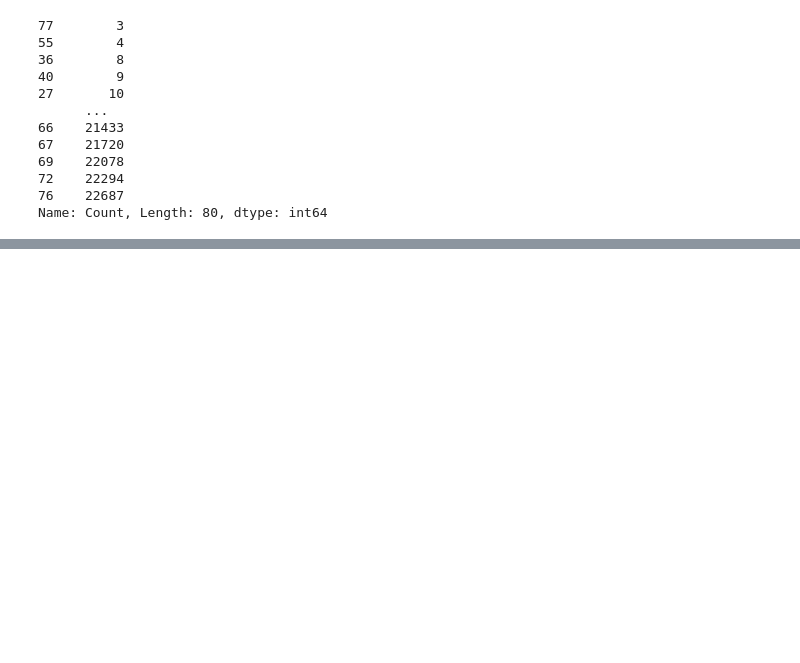
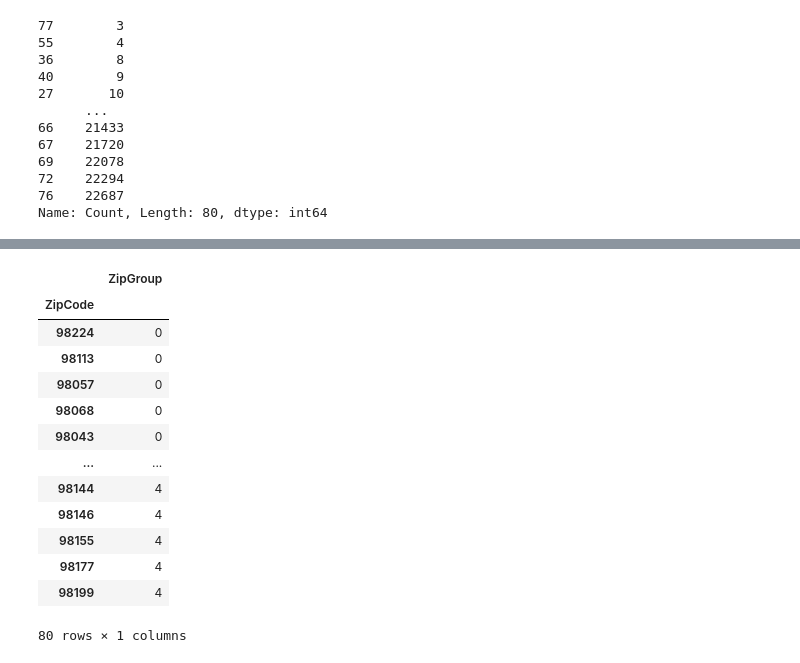
Before and after one commit to tzuzulcode/ai-fundamentals-abril2022, a Jupyter notebook: Regression and prediction/FactorVariables.ipynb, the cells around one changed output, grey strips where cells are left out. Saved outputs shown, nothing was run; the diff lists cells and outputs as text; code cells hidden in the pictures; blank space fills up the shorter version.

```diff
--- a/Regression and prediction/FactorVariables.ipynb
+++ b/Regression and prediction/FactorVariables.ipynb
@@ -164,0 +169,17 @@ Name: Count, Length: 80, dtype: int64
+# %%
+join
+# %% [output]
+|  | ZipGroup |
+| ZipCode |  |
+| 98224 | 0 |
+| 98113 | 0 |
+| 98057 | 0 |
+| 98068 | 0 |
+| 98043 | 0 |
+| ... | ... |
+| 98144 | 4 |
+| 98146 | 4 |
+| 98155 | 4 |
+| 98177 | 4 |
+| 98199 | 4 |
+80 rows × 1 columns
```
Also changed, not shown: parts of 9 cells of this notebook.
